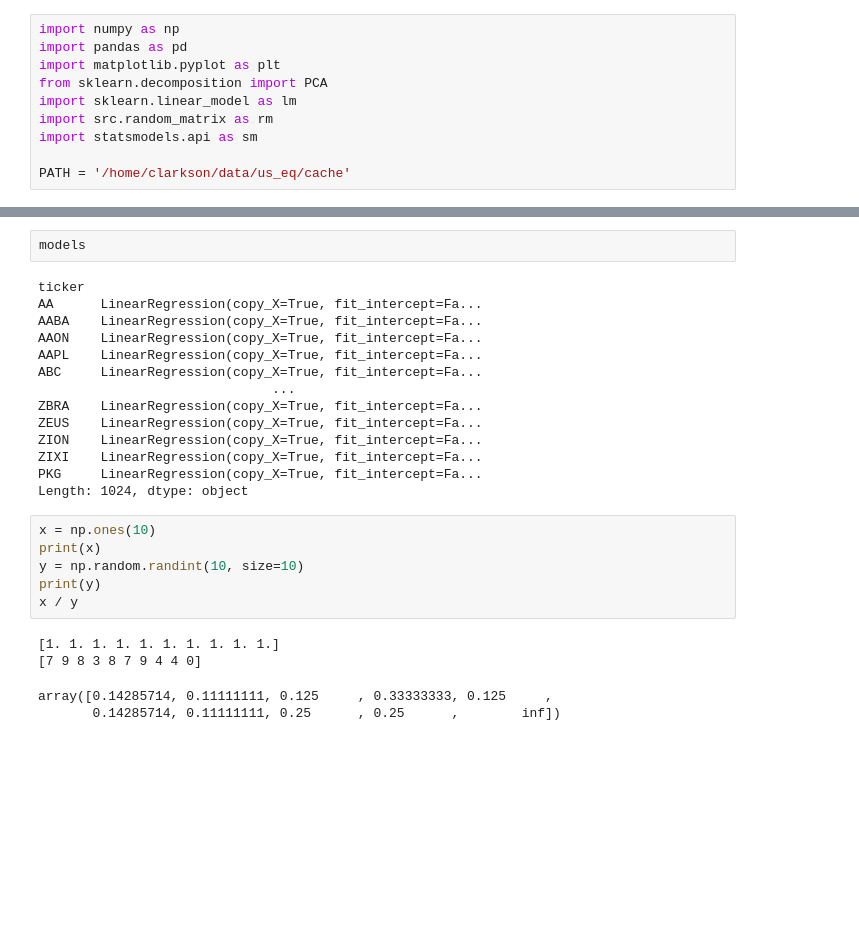
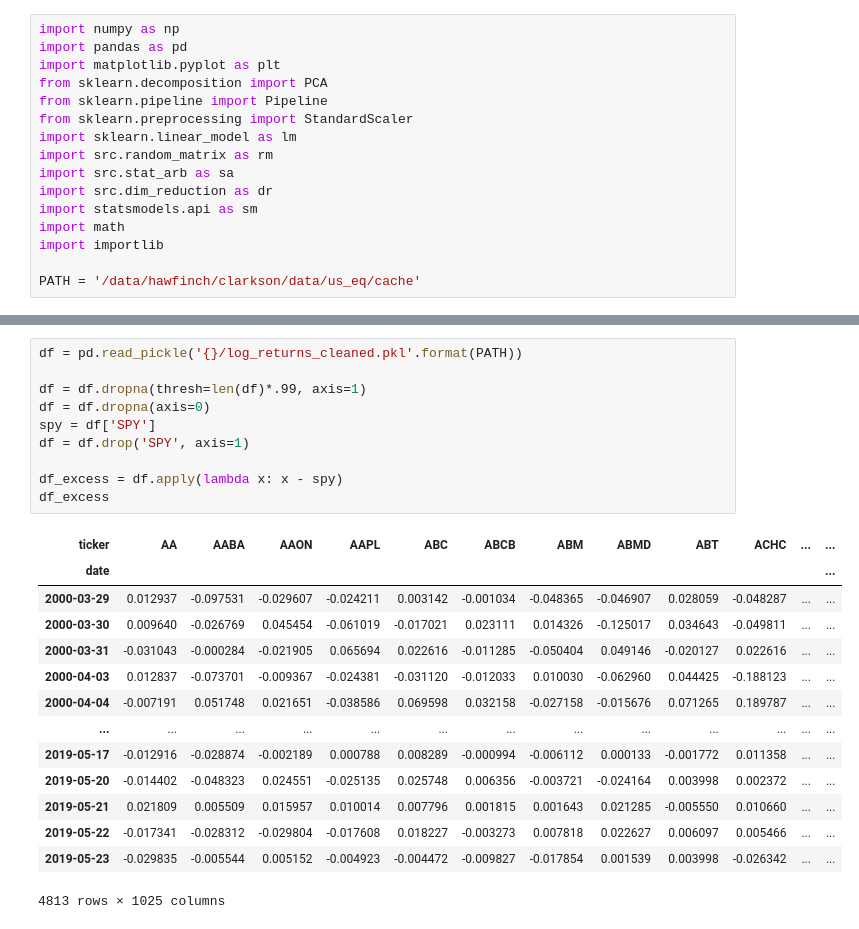
Before and after one commit to jase-clarkson/mini_1, a Jupyter notebook: stat_arb.ipynb, the cells around one changed output, grey strips where cells are left out. Saved outputs shown, nothing was run; the diff lists cells and outputs as text; blank space fills up the shorter version.

```diff
--- a/stat_arb.ipynb
+++ b/stat_arb.ipynb
@@ -3,8 +3,14 @@ import numpy as np
 import pandas as pd
 import matplotlib.pyplot as plt
 from sklearn.decomposition import PCA
+from sklearn.pipeline import Pipeline
+from sklearn.preprocessing import StandardScaler
 import sklearn.linear_model as lm
 import src.random_matrix as rm
+import src.stat_arb as sa
+import src.dim_reduction as dr
 import statsmodels.api as sm
+import math
+import importlib
 
-PATH = '/home/clarkson/data/us_eq/cache'
+PATH = '/data/hawfinch/clarkson/data/us_eq/cache'
@@ -67,27 +17,25 @@ IndentationError: expected an indented block (<ipython-input-58-10f21de4f850>, l
-# %%
-models
-# %% [output]
-ticker
-AA      LinearRegression(copy_X=True, fit_intercept=Fa...
-AABA    LinearRegression(copy_X=True, fit_intercept=Fa...
-AAON    LinearRegression(copy_X=True, fit_intercept=Fa...
-AAPL    LinearRegression(copy_X=True, fit_intercept=Fa...
-ABC     LinearRegression(copy_X=True, fit_intercept=Fa...
-                              ...
-ZBRA    LinearRegression(copy_X=True, fit_intercept=Fa...
-ZEUS    LinearRegression(copy_X=True, fit_intercept=Fa...
-ZION    LinearRegression(copy_X=True, fit_intercept=Fa...
-ZIXI    LinearRegression(copy_X=True, fit_intercept=Fa...
-PKG     LinearRegression(copy_X=True, fit_intercept=Fa...
-Length: 1024, dtype: object
-# %%
-x = np.ones(10)
-print(x)
-y = np.random.randint(10, size=10)
-print(y)
-x / y
-# %% [output]
-[1. 1. 1. 1. 1. 1. 1. 1. 1. 1.]
-[7 9 8 3 8 7 9 4 4 0]
-array([0.14285714, 0.11111111, 0.125     , 0.33333333, 0.125     ,
-       0.14285714, 0.11111111, 0.25      , 0.25      ,        inf])
+# %%
+df = pd.read_pickle('{}/log_returns_cleaned.pkl'.format(PATH))
+
+df = df.dropna(thresh=len(df)*.99, axis=1)
+df = df.dropna(axis=0)
+spy = df['SPY']
+df = df.drop('SPY', axis=1)
+
+df_excess = df.apply(lambda x: x - spy)
+df_excess
+# %% [output]
+| ticker | AA | AABA | AAON | AAPL | ABC | ABCB | ABM | ABMD | ABT | ACHC | ... | ... |
+| date |  |  |  |  |  |  |  |  |  |  |  | ... |
+| 2000-03-29 | 0.012937 | -0.097531 | -0.029607 | -0.024211 | 0.003142 | -0.001034 | -0.048365 | -0.046907 | 0.028059 | -0.048287 | ... | ... |
+| 2000-03-30 | 0.009640 | -0.026769 | 0.045454 | -0.061019 | -0.017021 | 0.023111 | 0.014326 | -0.125017 | 0.034643 | -0.049811 | ... | ... |
+| 2000-03-31 | -0.031043 | -0.000284 | -0.021905 | 0.065694 | 0.022616 | -0.011285 | -0.050404 | 0.049146 | -0.020127 | 0.022616 | ... | ... |
+| 2000-04-03 | 0.012837 | -0.073701 | -0.009367 | -0.024381 | -0.031120 | -0.012033 | 0.010030 | -0.062960 | 0.044425 | -0.188123 | ... | ... |
+| 2000-04-04 | -0.007191 | 0.051748 | 0.021651 | -0.038586 | 0.069598 | 0.032158 | -0.027158 | -0.015676 | 0.071265 | 0.189787 | ... | ... |
+| ... | ... | ... | ... | ... | ... | ... | ... | ... | ... | ... | ... | ... |
+| 2019-05-17 | -0.012916 | -0.028874 | -0.002189 | 0.000788 | 0.008289 | -0.000994 | -0.006112 | 0.000133 | -0.001772 | 0.011358 | ... | ... |
+| 2019-05-20 | -0.014402 | -0.048323 | 0.024551 | -0.025135 | 0.025748 | 0.006356 | -0.003721 | -0.024164 | 0.003998 | 0.002372 | ... | ... |
+| 2019-05-21 | 0.021809 | 0.005509 | 0.015957 | 0.010014 | 0.007796 | 0.001815 | 0.001643 | 0.021285 | -0.005550 | 0.010660 | ... | ... |
+| 2019-05-22 | -0.017341 | -0.028312 | -0.029804 | -0.017608 | 0.018227 | -0.003273 | 0.007818 | 0.022627 | 0.006097 | 0.005466 | ... | ... |
+| 2019-05-23 | -0.029835 | -0.005544 | 0.005152 | -0.004923 | -0.004472 | -0.009827 | -0.017854 | 0.001539 | 0.003998 | -0.026342 | ... | ... |
+4813 rows × 1025 columns
```
Also changed, not shown: parts of 7 cells of this notebook, 5 other files.
